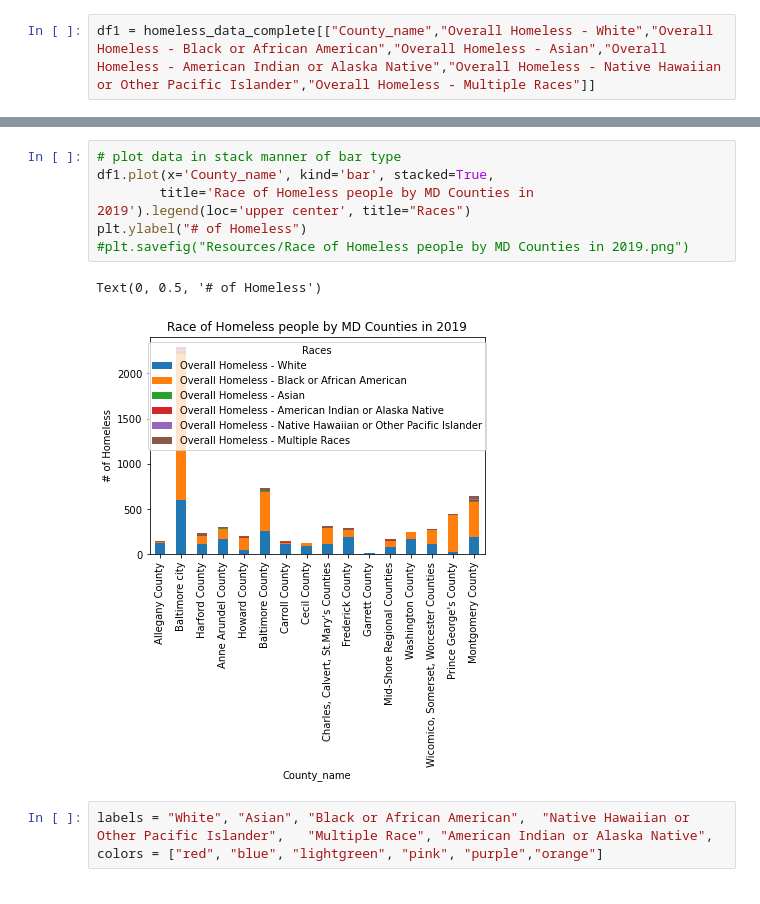
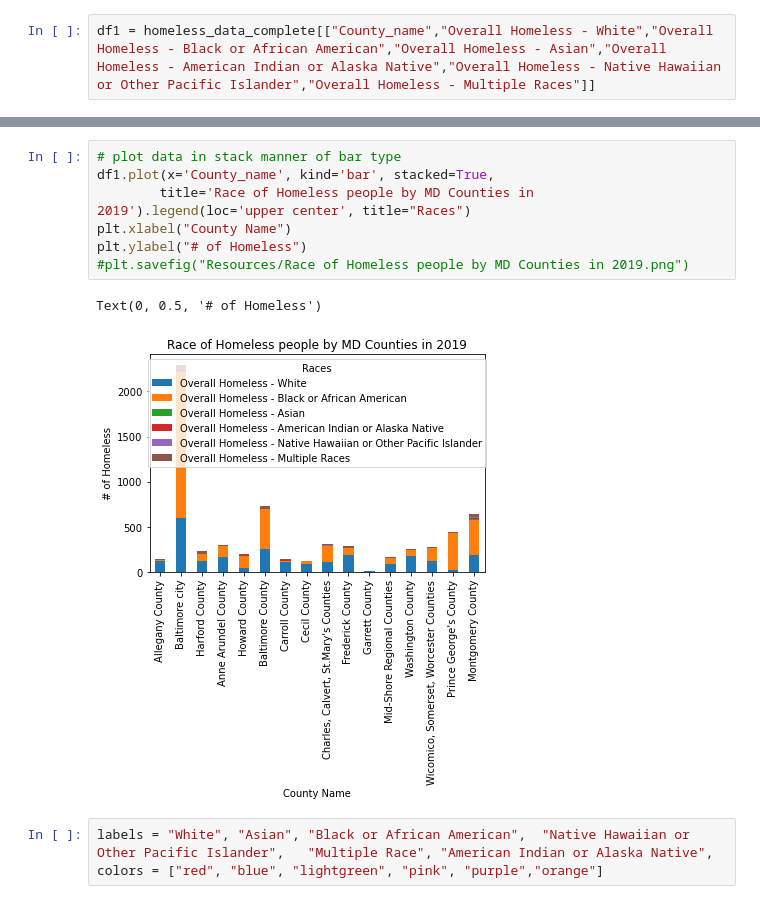
Before and after one commit to arieldunn/HomelessinMaryland, a Jupyter notebook: HomelessProjectMD.ipynb, the cells around one changed output, grey strips where cells are left out. Drawn from its saved outputs; the diff is of its cells as text.

```diff
--- a/HomelessProjectMD.ipynb
+++ b/HomelessProjectMD.ipynb
@@ -95,12 +95,13 @@ df1.head()
 # %%
 # plot data in stack manner of bar type
 df1.plot(x='County_name', kind='bar', stacked=True,
         title='Race of Homeless people by MD Counties in 2019').legend(loc='upper center', title="Races")
+plt.xlabel("County Name")
 plt.ylabel("# of Homeless")
 #plt.savefig("Resources/Race of Homeless people by MD Counties in 2019.png")
 # %% [output]
 Text(0, 0.5, '# of Homeless')
-[figure, old version]
+[figure, new version]
 # %%
 labels = "White", "Asian", "Black or African American",  "Native Hawaiian or Other Pacific Islander",   "Multiple Race", "American Indian or Alaska Native",
 colors = ["red", "blue", "lightgreen", "pink", "purple","orange"]
```
Also changed, not shown: parts of 1 cell of this notebook.
